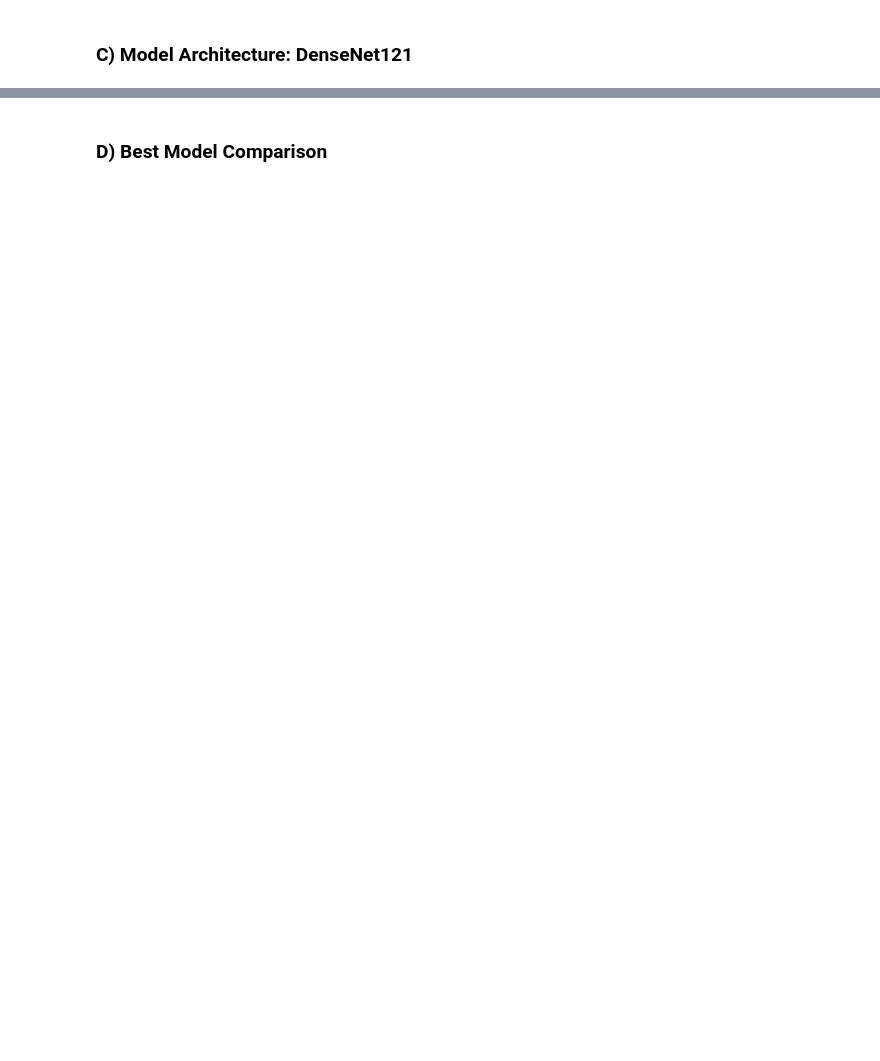
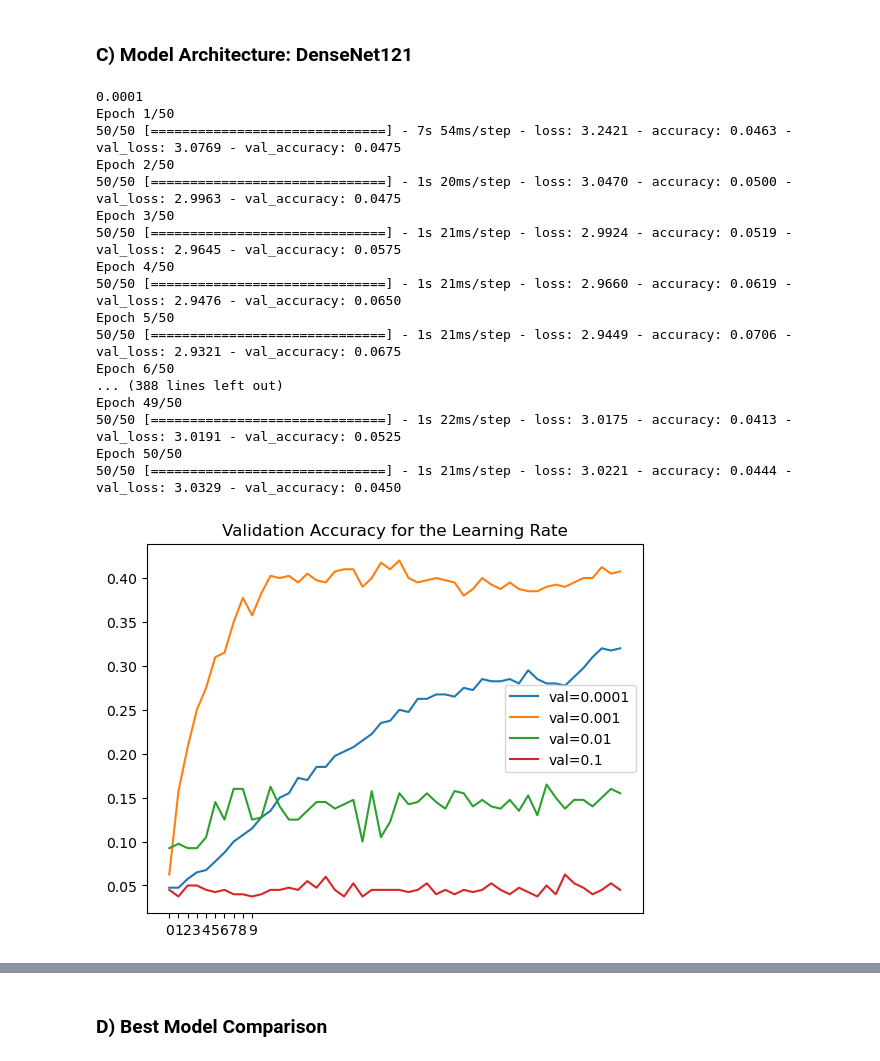
Before and after one commit to anammari/machine-learning-zoomcamp-capstone-2023, a Jupyter notebook: jupyter/notebook.ipynb, the cells around one changed output, grey strips where cells are left out. Drawn from its saved outputs; the diff is of its cells as text; code cells hidden in the pictures; blank space fills up the shorter version.

Commit message:
model fit completed

```diff
--- a/jupyter/notebook.ipynb
+++ b/jupyter/notebook.ipynb
@@ -385,6 +553,7 @@ history = model.fit(
 # %% [markdown]
 ### C) Model Architecture: DenseNet121
 # %%
+import os
 import numpy as np
 import tensorflow as tf
 from tensorflow import keras
@@ -433,7 +602,7 @@ scores = {}
 for lr in [0.0001, 0.001, 0.01, 0.1]:
     print(lr)
     model = make_model(learning_rate=lr)
-    history = model.fit(data_train, label_train, epochs=10, validation_data=(data_test, label_test))
+    history = model.fit(data_train, label_train, epochs=50, validation_data=(data_test, label_test))
     scores[lr] = history.history
     if max(history.history['val_accuracy']) > best_val_accuracy:
         best_val_accuracy = max(history.history['val_accuracy'])
@@ -453,7 +622,7 @@ scores = {}
 for size in [10, 100, 1000]:
     print(size)
     model = make_model(learning_rate=best_lr, size_inner=size)
-    history = model.fit(data_train, label_train, epochs=10, validation_data=(data_test, label_test))
+    history = model.fit(data_train, label_train, epochs=50, validation_data=(data_test, label_test))
     scores[size] = history.history
     if max(history.history['val_accuracy']) > best_val_accuracy:
         best_val_accuracy = max(history.history['val_accuracy'])
@@ -471,32 +640,52 @@ best_val_accuracy = 0
 best_droprate = 0
 scores = {}
 for droprate in [0.0, 0.2, 0.5, 0.8]:
     print(droprate)
     model = make_model(learning_rate=best_lr, size_inner=best_size, droprate=droprate)
-    history = model.fit(data_train, label_train, epochs=10, validation_data=(data_test, label_test))
+    history = model.fit(data_train, label_train, epochs=50, validation_data=(data_test, label_test))
     scores[droprate] = history.history
     if max(history.history['val_accuracy']) > best_val_accuracy:
         best_val_accuracy = max(history.history['val_accuracy'])
         best_droprate = droprate
 
 for droprate, hist in scores.items():
     plt.plot(hist['val_accuracy'], label=('val=%s' % droprate))
 plt.title('Validation Accuracy for the Dropout Rate')
 plt.xticks(np.arange(10))
 plt.legend()
 plt.show()
 
 # Save the best model using callbacks and checkpointing
 model = make_model(learning_rate=best_lr, size_inner=best_size, droprate=best_droprate)
 checkpoint = ModelCheckpoint(
     'densenet121_v1_{epoch:02d}_{val_accuracy:.3f}.h5',  # Change the filename to reflect the use of DenseNet121
     save_best_only=True,
     monitor='val_accuracy',
     mode='max'
 )
 history = model.fit(
     data_train,
-    epochs=10,
+    label_train,
+    epochs=50,
     validation_data=(data_test, label_test),
     callbacks=[checkpoint]
 )
+# %% [output]
+0.0001
+Epoch 1/50
+50/50 [==============================] - 7s 54ms/step - loss: 3.2421 - accuracy: 0.0463 - val_loss: 3.0769 - val_accuracy: 0.0475
+Epoch 2/50
+50/50 [==============================] - 1s 20ms/step - loss: 3.0470 - accuracy: 0.0500 - val_loss: 2.9963 - val_accuracy: 0.0475
+Epoch 3/50
+50/50 [==============================] - 1s 21ms/step - loss: 2.9924 - accuracy: 0.0519 - val_loss: 2.9645 - val_accuracy: 0.0575
+Epoch 4/50
+50/50 [==============================] - 1s 21ms/step - loss: 2.9660 - accuracy: 0.0619 - val_loss: 2.9476 - val_accuracy: 0.0650
+Epoch 5/50
+50/50 [==============================] - 1s 21ms/step - loss: 2.9449 - accuracy: 0.0706 - val_loss: 2.9321 - val_accuracy: 0.0675
+Epoch 6/50
+... (388 lines left out)
+Epoch 49/50
+50/50 [==============================] - 1s 22ms/step - loss: 3.0175 - accuracy: 0.0413 - val_loss: 3.0191 - val_accuracy: 0.0525
+Epoch 50/50
+50/50 [==============================] - 1s 21ms/step - loss: 3.0221 - accuracy: 0.0444 - val_loss: 3.0329 - val_accuracy: 0.0450
+[figure, added]
```
Also changed, not shown: parts of 7 cells of this notebook.
